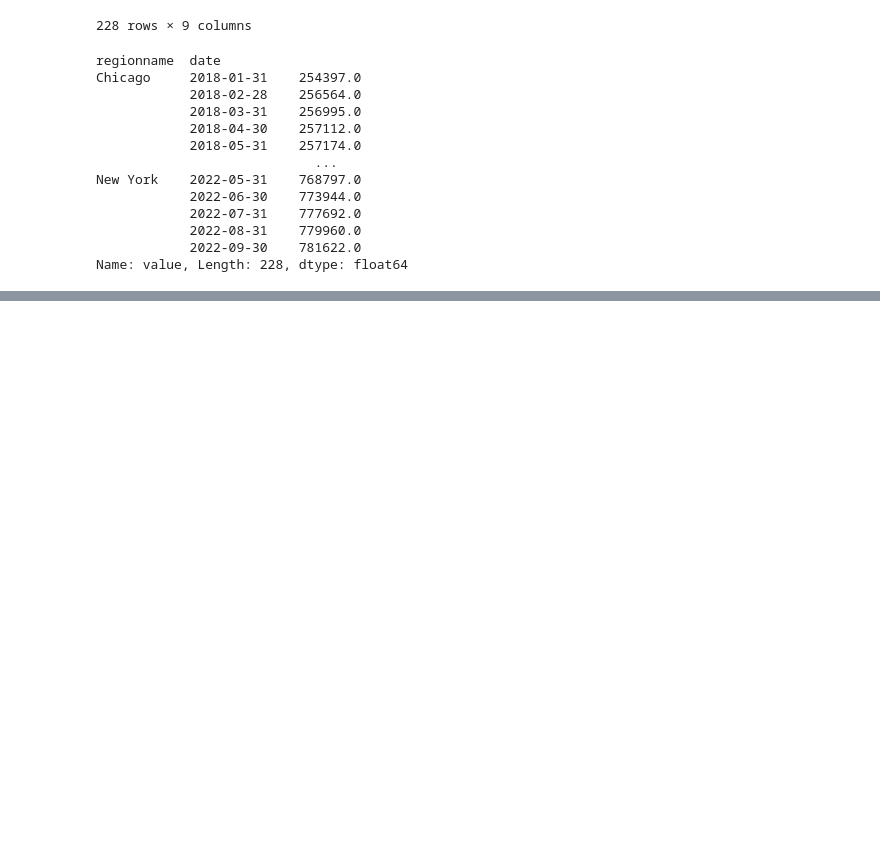
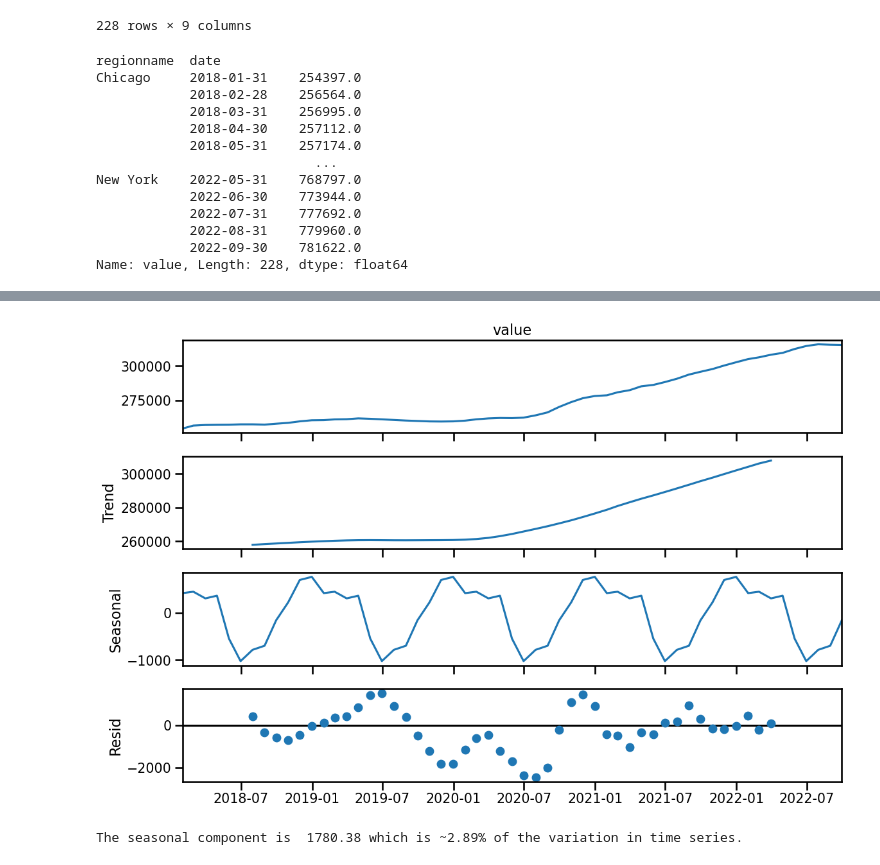
Before and after one commit to eccecarreon/data-viz-core-assignments, a Jupyter notebook: Gridsearch SARIMA Models (Core).ipynb, the cells around one changed output, grey strips where cells are left out. Cells and saved outputs as stored; diff of their text form; code cells hidden in the pictures; blank space fills up the shorter version.

```diff
--- a/Gridsearch SARIMA Models (Core).ipynb
+++ b/Gridsearch SARIMA Models (Core).ipynb
@@ -649,0 +849,22 @@ Name: value, Length: 228, dtype: float64
+# %%
+# Decompose the Time series to detect seasonality and decide if your model should or should not have a seasonal component
+
+# Apply seasonal decomposition
+decomp = tsa.seasonal_decompose(ts)
+
+# plot
+fig = decomp.plot()
+fig.set_size_inches(12, 8)
+fig.tight_layout()
+
+# Resid = Residual = Noise
+# %% [output]
+[figure, added]
+# %%
+# How big is the seasonal component
+seasonal_delta = decomp.seasonal.max() - decomp.seasonal.min()
+
+# How big is the seasonal component relative to the time series?
+print(f"The seasonal component is {seasonal_delta: .2f} which is ~{seasonal_delta/(ts.max()-ts.min()) * 100 :.2f}% of the variation in time series.")
+# %% [output]
+The seasonal component is  1780.38 which is ~2.89% of the variation in time series.
```
Also changed, not shown: parts of 34 cells of this notebook.
